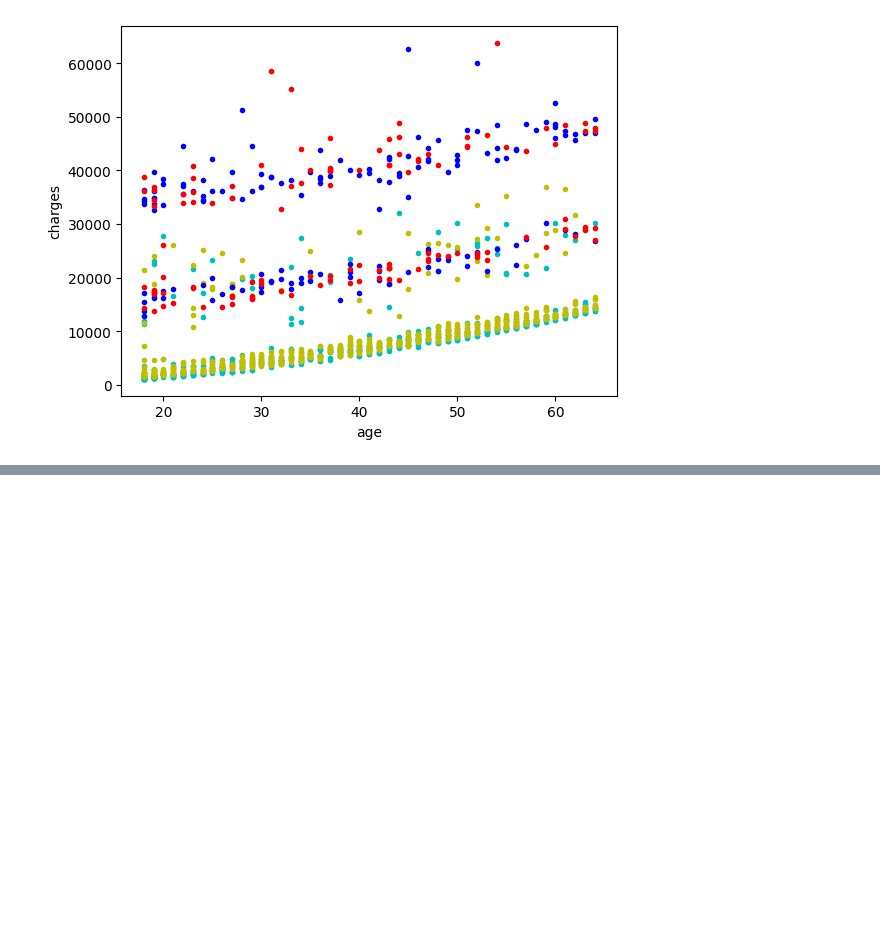
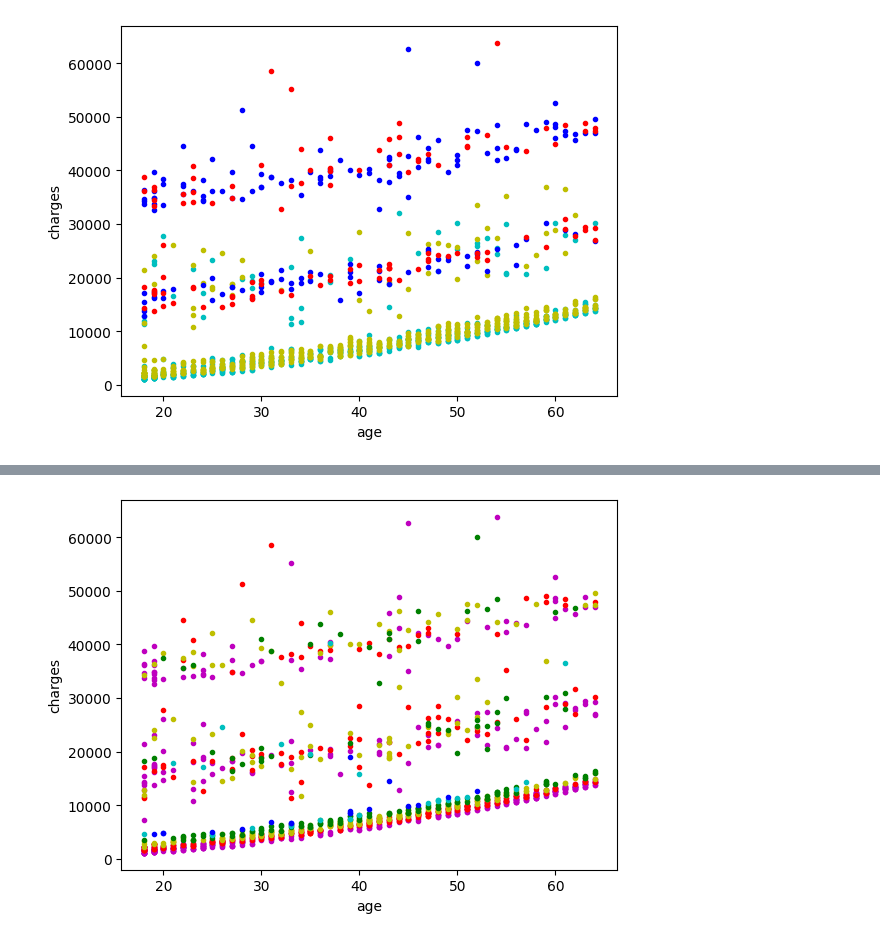
Before and after one commit to NicoCasso/Assur_aimant, a Jupyter notebook: nettoyage_analyse.ipynb, the cells around one changed output, grey strips where cells are left out. Cells and saved outputs as stored; diff of their text form; code cells hidden in the pictures; blank space fills up the shorter version.

Commit message:
bmi, children, region

```diff
--- a/nettoyage_analyse.ipynb
+++ b/nettoyage_analyse.ipynb
@@ -116,0 +148,30 @@ plt.show()
+# %%
+
+df_zero = dataframe2[dataframe2["children"] == 0]
+df_one = dataframe2[dataframe2["children"] == 1]
+df_two = dataframe2[dataframe2["children"] == 2]
+df_three = dataframe2[dataframe2["children"] == 3]
+df_four = dataframe2[dataframe2["children"] == 4]
+df_five = dataframe2[dataframe2["children"] == 5]
+
+data_zero = np.array(df_zero, dtype=float)
+data_one = np.array(df_one, dtype=float)
+data_two = np.array(df_two, dtype=float)
+data_three = np.array(df_three, dtype=float)
+data_four = np.array(df_four, dtype=float)
+data_five = np.array(df_five, dtype=float)
+
+
+#Charges = f ( age )
+plt.xlabel("age")
+plt.ylabel("charges")
+plt.plot(data_zero[:, 0], data_zero[:, 3], "m.")
+plt.plot(data_one[:, 0], data_one[:, 3] ,"r.")
+plt.plot(data_two[:, 0], data_two[:, 3] ,"y.")
+plt.plot(data_three[:, 0], data_three[:, 3] ,"g.")
+plt.plot(data_four[:, 0], data_four[:, 3] ,"c.")
+plt.plot(data_five[:, 0], data_five[:, 3] ,"b.")
+
+plt.show()
+# %% [output]
+[figure, added]
```
Also changed, not shown: parts of 3 cells of this notebook, 2 other files.
